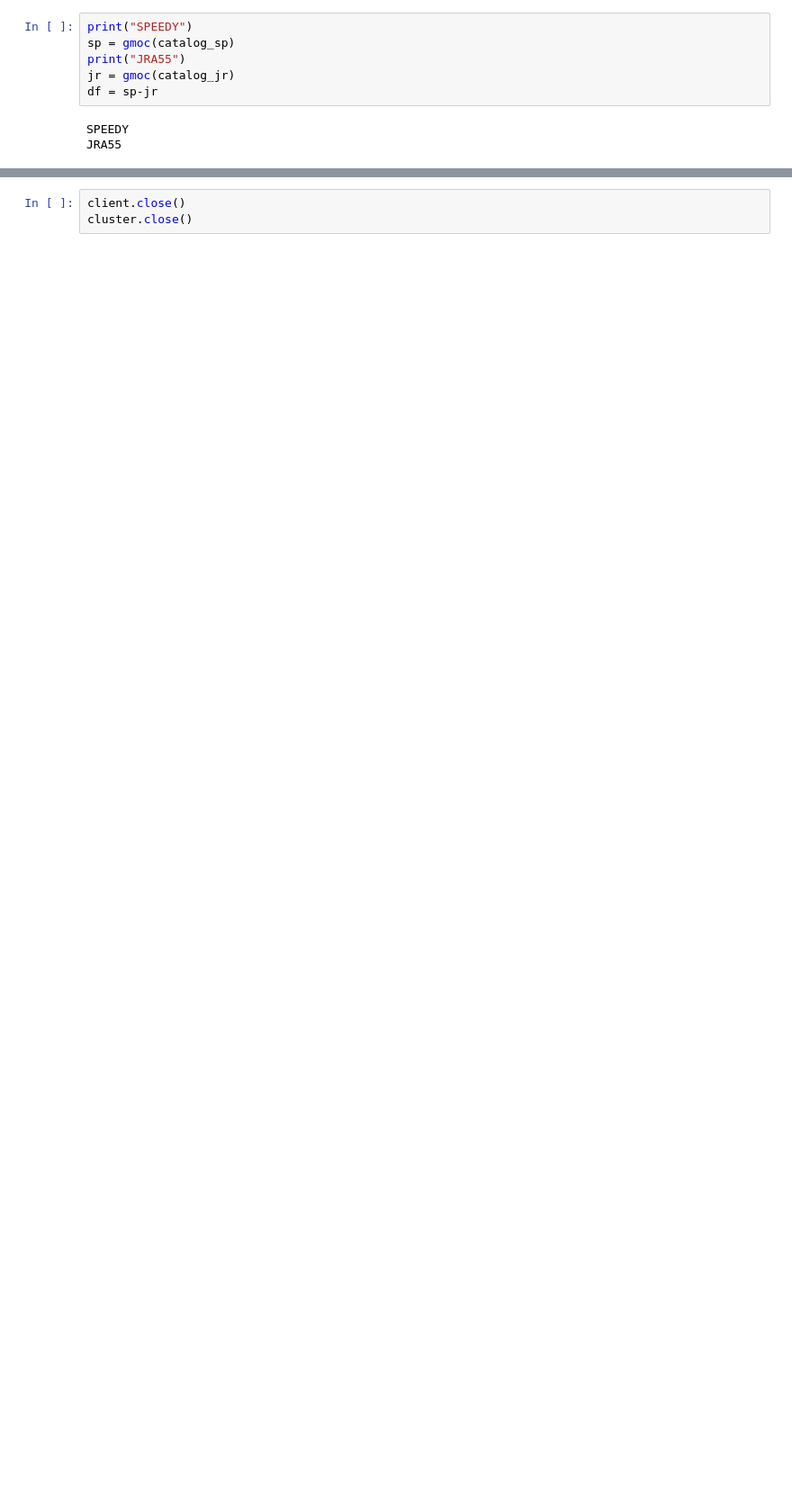
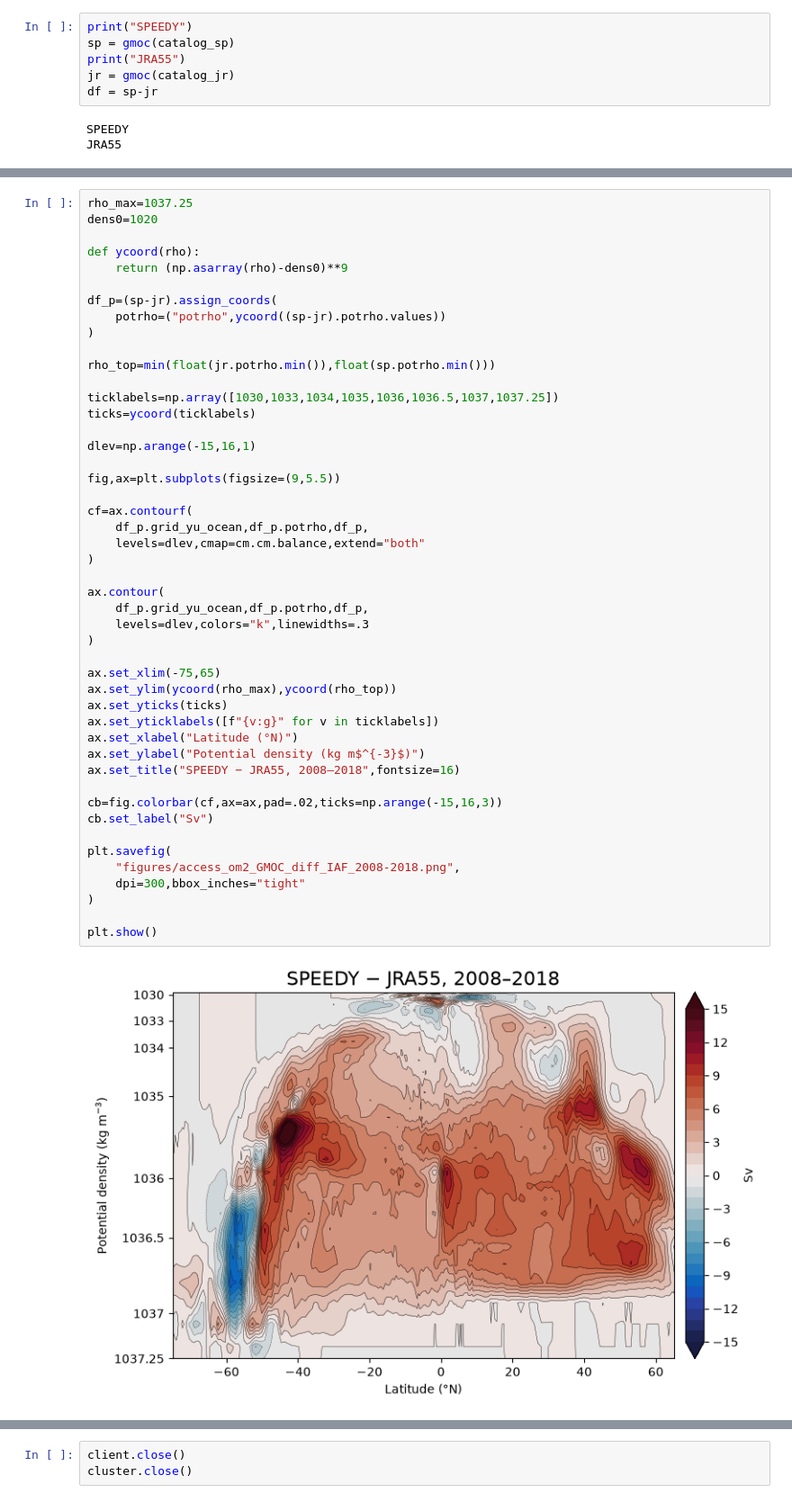
Before and after one commit to VanuatuN/SPEEDY-ACCESSOM2_analysis, a Jupyter notebook: Overturning_IAF.ipynb, the cells around one changed output, grey strips where cells are left out. Shown at 90% size. Saved outputs shown, nothing was run; the diff lists cells and outputs as text; blank space fills up the shorter version.

```diff
--- a/Overturning_IAF.ipynb
+++ b/Overturning_IAF.ipynb
@@ -268,3 +298,52 @@ plt.show()
+# %%
+rho_max=1037.25
+dens0=1020
+
+def ycoord(rho):
+    return (np.asarray(rho)-dens0)**9
+
+df_p=(sp-jr).assign_coords(
+    potrho=("potrho",ycoord((sp-jr).potrho.values))
+)
+
+rho_top=min(float(jr.potrho.min()),float(sp.potrho.min()))
+
+ticklabels=np.array([1030,1033,1034,1035,1036,1036.5,1037,1037.25])
+ticks=ycoord(ticklabels)
+
+dlev=np.arange(-15,16,1)
+
+fig,ax=plt.subplots(figsize=(9,5.5))
+
+cf=ax.contourf(
+    df_p.grid_yu_ocean,df_p.potrho,df_p,
+    levels=dlev,cmap=cm.cm.balance,extend="both"
+)
+
+ax.contour(
+    df_p.grid_yu_ocean,df_p.potrho,df_p,
+    levels=dlev,colors="k",linewidths=.3
+)
+
+ax.set_xlim(-75,65)
+ax.set_ylim(ycoord(rho_max),ycoord(rho_top))
+ax.set_yticks(ticks)
+ax.set_yticklabels([f"{v:g}" for v in ticklabels])
+ax.set_xlabel("Latitude (°N)")
+ax.set_ylabel("Potential density (kg m$^{-3}$)")
+ax.set_title("SPEEDY − JRA55, 2008–2018",fontsize=16)
+
+cb=fig.colorbar(cf,ax=ax,pad=.02,ticks=np.arange(-15,16,3))
+cb.set_label("Sv")
+
+plt.savefig(
+    "figures/access_om2_GMOC_diff_IAF_2008-2018.png",
+    dpi=300,bbox_inches="tight"
+)
+
+plt.show()
+# %% [output]
+[figure, added]
 # %%
 print("JRA:", float(jr.min()), float(jr.max()))
 print("SPEEDY:", float(sp.min()), float(sp.max()))
```
Also changed, not shown: parts of 8 cells of this notebook, 7 other files.
